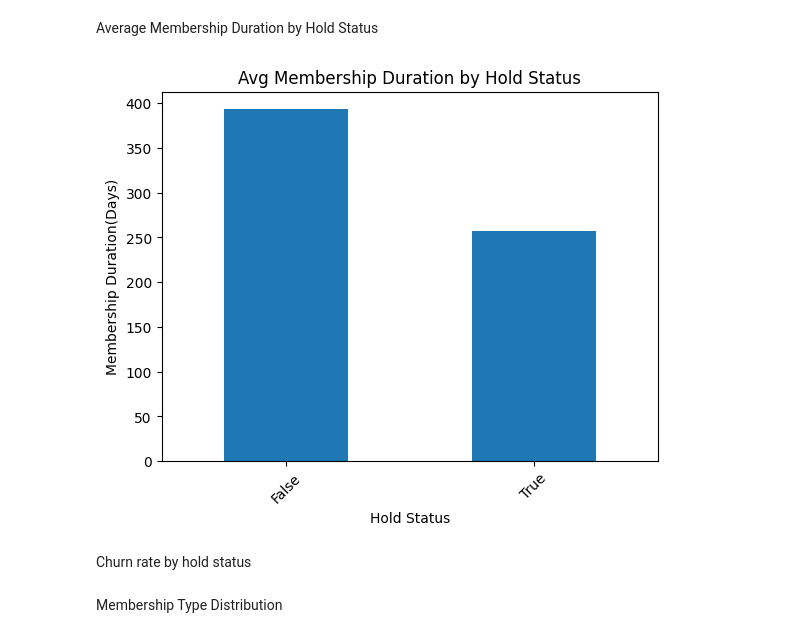
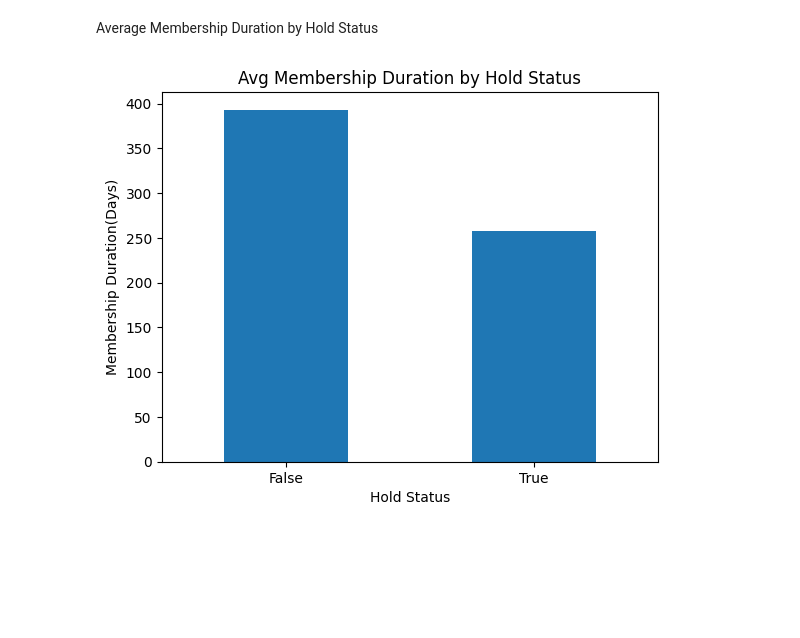
Before and after one commit to NMcPherson97/BJJ-Membership-Analysis, a Jupyter notebook: memberanalysis.ipynb, the cells around one changed output. Saved outputs shown, nothing was run; the diff lists cells and outputs as text; code cells hidden in the pictures; blank space fills up the shorter version.

```diff
--- a/memberanalysis.ipynb
+++ b/memberanalysis.ipynb
@@ -103,22 +122,12 @@ Membership duration and churn rates are nearly identical across membership plans
 # %% [markdown]
 Average Membership Duration by Hold Status
 # %%
-hold_duration = (
-    member_df.groupby('Hold_Status')
-    ['Membership_Duration_Days']
-    .mean()
-    .round(2)
-)
-
-hold_duration.plot(kind='bar')
+hold_mem_duration = (member_df.groupby('Hold_Status')['Membership_Duration_Days'].mean().round(2))
+hold_mem_duration.plot(kind='bar')
 plt.title('Avg Membership Duration by Hold Status')
 plt.xlabel('Hold Status')
 plt.ylabel('Membership Duration(Days)')
-plt.xticks(rotation=45)
+plt.xticks(rotation=0)
 plt.show()
 # %% [output]
-[figure, old version]
+[figure, new version]
-# %% [markdown]
-Churn rate by hold status
-# %% [markdown]
-Membership Type Distribution
```
Also changed, not shown: parts of 8 cells of this notebook.
